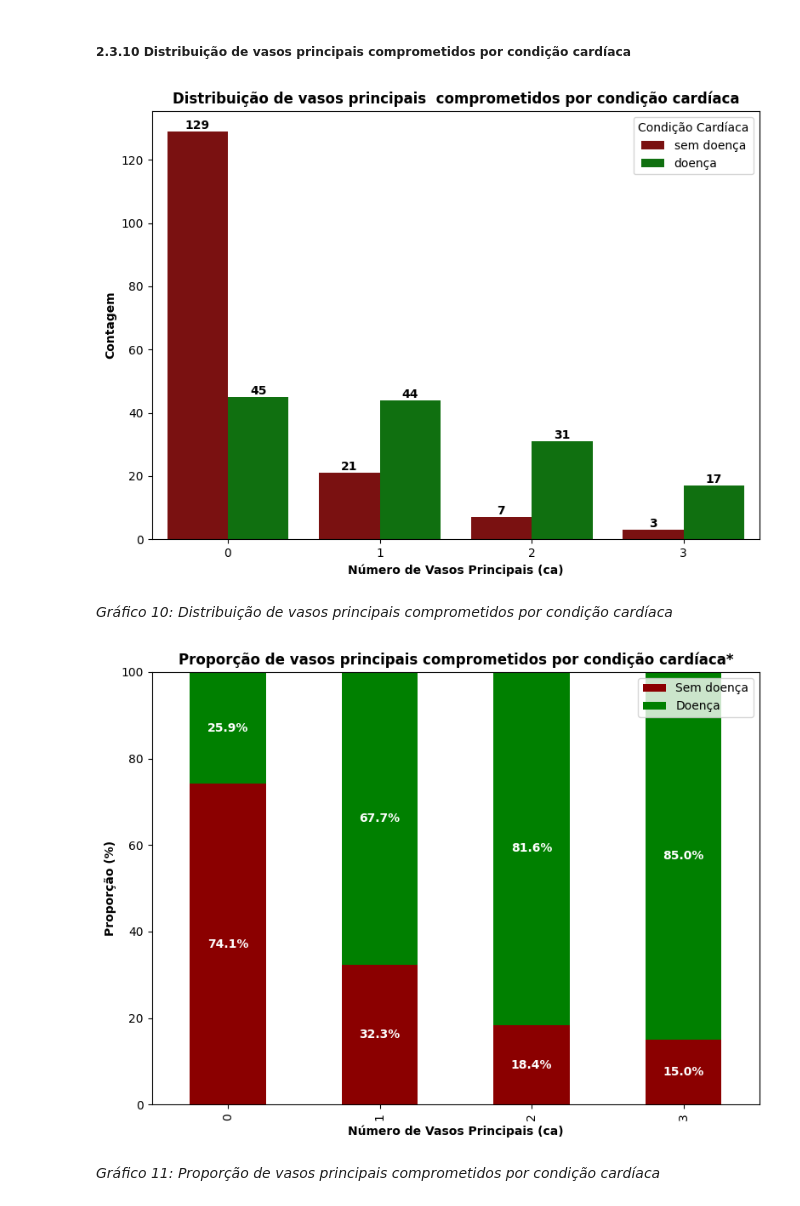
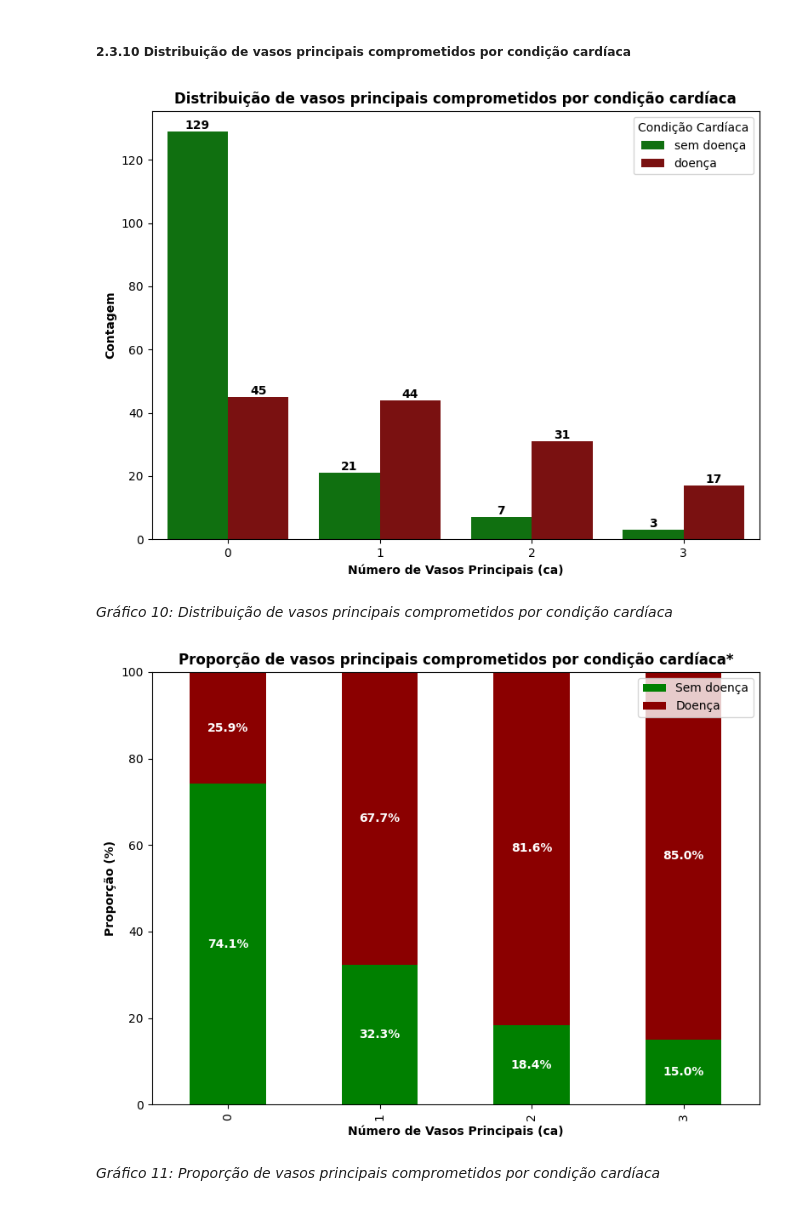
Before and after one commit to luiscpl/PUC_MVP, a Jupyter notebook: MVP_LUIS_CLAUDIO.ipynb, the cells around one changed output. Cells and saved outputs as stored; diff of their text form; code cells hidden in the pictures.

```diff
--- a/MVP_LUIS_CLAUDIO.ipynb
+++ b/MVP_LUIS_CLAUDIO.ipynb
@@ -653,12 +653,11 @@ O Gráfico 9 e a Tabela 5, mostra como se comporta os tipos de dor torácica com
 # %% [markdown]
 ##### 2.3.10 Distribuição de vasos principais comprometidos por condição cardíaca
 # %%
-# Gráfico de barras: distribuição do número de vasos principais comprometidos (ca) por condição cardíaca
 plt.figure(figsize=(8, 6))
-ax = sns.countplot(data=df, x='ca', hue='condition_label', palette=cores)
+ax = sns.countplot(data=df, x='ca', hue='condition_label', palette=['green','#8B0000'])
 plt.xlabel('Número de Vasos Principais (ca)', fontweight='bold')
 plt.ylabel('Contagem', fontweight='bold')
-plt.title('Distribuição de vasos principais  comprometidos por condição cardíaca', fontweight='bold')
+plt.title('Distribuição de vasos principais comprometidos por condição cardíaca', fontweight='bold')
 plt.legend(title='Condição Cardíaca')
 
 # Adiciona os valores nas barras
@@ -671,38 +670,38 @@ for p in ax.patches:
 plt.tight_layout()
 plt.show()
 # %% [output]
-[figure, old version]
+[figure, new version]
 # %% [markdown]
 *Gráfico 10: Distribuição de vasos principais comprometidos por condição cardíaca*
 # %%
 # Calcula a proporção (%) de cada valor de 'ca' por 'condition_label'
 ca_condition_prop = pd.crosstab(df['ca'], df['condition_label'], normalize='index') * 100
 
 # Plota o gráfico de barras empilhadas
 ax = ca_condition_prop[['sem doença', 'doença']].plot(
     kind='bar',
     stacked=True,
-    color=['#8B0000','green'],
+    color=['green','#8B0000'],
     figsize=(8, 6)
 )
 ax.set_xlabel('Número de Vasos Principais (ca)', fontweight='bold')
 ax.set_ylabel('Proporção (%)', fontweight='bold')
 ax.set_title('Proporção de vasos principais comprometidos por condição cardíaca*', fontweight='bold')
 ax.set_ylim(0, 100)
 ax.legend(['Sem doença', 'Doença'])
 
 # Adiciona os valores percentuais nas barras
 for i, row in enumerate(ca_condition_prop[['sem doença', 'doença']].values):
     bottom = 0
     for j, val in enumerate(row):
         if val > 0:
             ax.text(i, bottom + val / 2, f"{val:.1f}%", ha='center', va='center', color='white', fontweight='bold')
         bottom += val
 
 plt.tight_layout()
 plt.show()
 # %% [output]
-[figure, old version]
+[figure, new version]
 # %% [markdown]
 *Gráfico 11: Proporção de vasos principais comprometidos por condição cardíaca*
 # %% [markdown]
```
Also changed, not shown: parts of 10 cells of this notebook.
